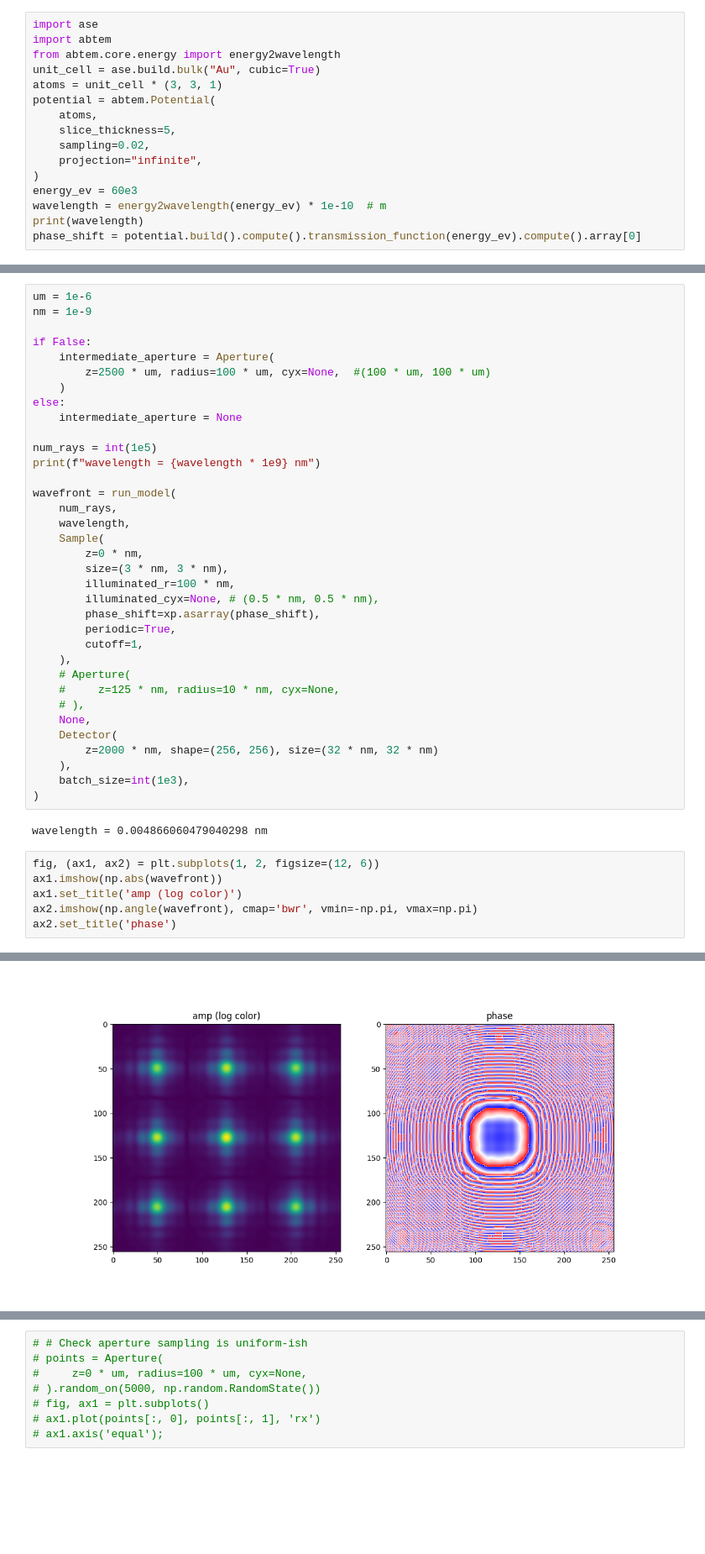
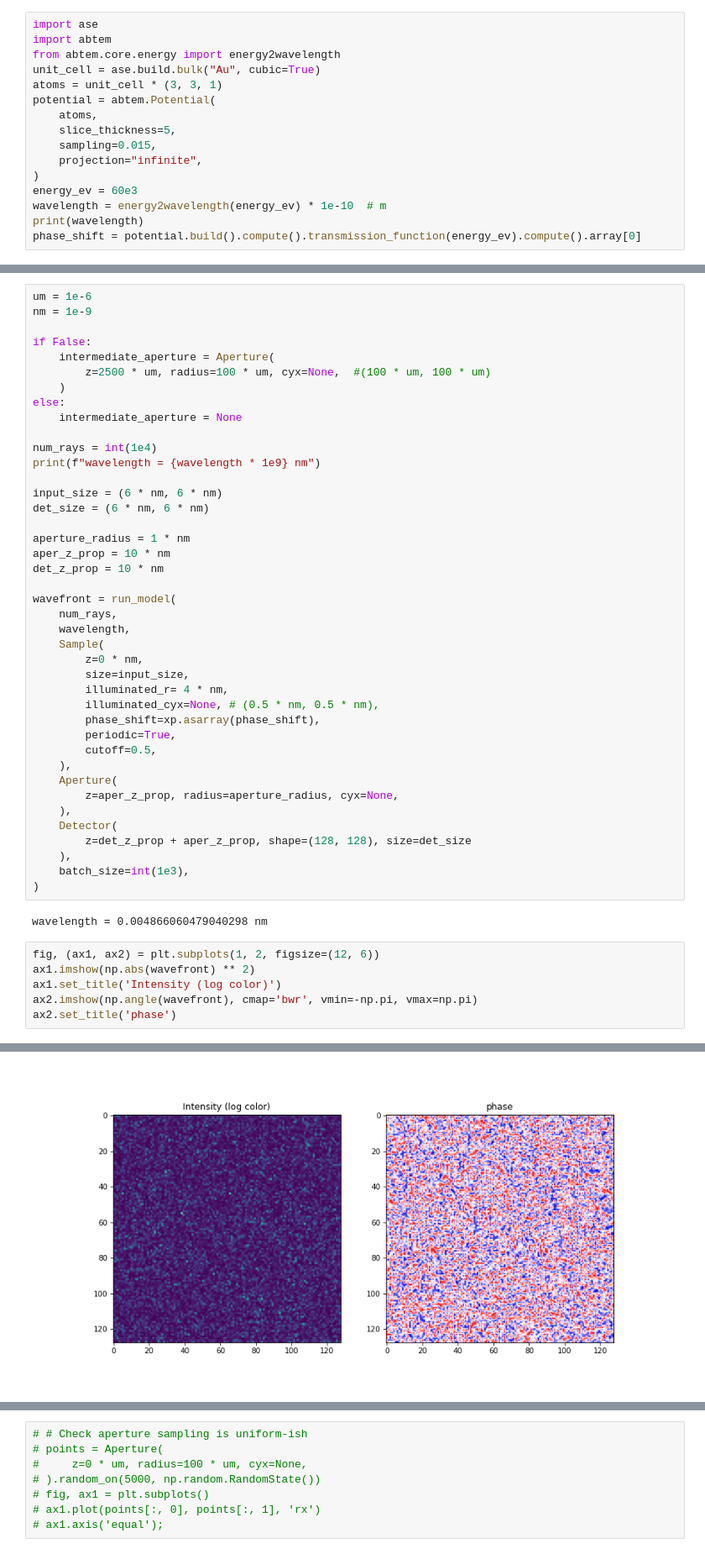
Before and after one commit to DavidLanders95/MonteCarloMS, a Jupyter notebook: dual_aperture.ipynb, the cells around one changed output, grey strips where cells are left out. Shown at 84% size. Drawn from its saved outputs; the diff is of its cells as text; blank space fills up the shorter version.

```diff
--- a/dual_aperture.ipynb
+++ b/dual_aperture.ipynb
@@ -13,7 +13,7 @@ atoms = unit_cell * (3, 3, 1)
 potential = abtem.Potential(
     atoms,
     slice_thickness=5,
-    sampling=0.02,
+    sampling=0.015,
     projection="infinite",
 )
 energy_ev = 60e3
@@ -42,27 +54,33 @@ if False:
 else:
     intermediate_aperture = None
 
-num_rays = int(1e5)
+num_rays = int(1e4)
 print(f"wavelength = {wavelength * 1e9} nm")
+
+input_size = (6 * nm, 6 * nm)
+det_size = (6 * nm, 6 * nm)
+
+aperture_radius = 1 * nm
+aper_z_prop = 10 * nm
+det_z_prop = 10 * nm
 
 wavefront = run_model(
     num_rays,
     wavelength,
     Sample(
         z=0 * nm,
-        size=(3 * nm, 3 * nm),
-        illuminated_r=100 * nm,
+        size=input_size,
+        illuminated_r= 4 * nm,
         illuminated_cyx=None, # (0.5 * nm, 0.5 * nm),
         phase_shift=xp.asarray(phase_shift),
         periodic=True,
-        cutoff=1,
+        cutoff=0.5,
     ),
-    # Aperture(
-    #     z=125 * nm, radius=10 * nm, cyx=None,
-    # ),
-    None,
+    Aperture(
+        z=aper_z_prop, radius=aperture_radius, cyx=None,
+    ),
     Detector(
-        z=2000 * nm, shape=(256, 256), size=(32 * nm, 32 * nm)
+        z=det_z_prop + aper_z_prop, shape=(128, 128), size=det_size
     ),
     batch_size=int(1e3),
 )
@@ -70,10 +88,10 @@ wavefront = run_model(
 wavelength = 0.004866060479040298 nm
 # %%
 fig, (ax1, ax2) = plt.subplots(1, 2, figsize=(12, 6))
-ax1.imshow(np.abs(wavefront))
-ax1.set_title('amp (log color)')
+ax1.imshow(np.abs(wavefront) ** 2)
+ax1.set_title('Intensity (log color)')
 ax2.imshow(np.angle(wavefront), cmap='bwr', vmin=-np.pi, vmax=np.pi)
 ax2.set_title('phase')
 # %% [output]
 Text(0.5, 1.0, 'phase')
-[figure, old version]
+[figure, new version]
```
Also changed, not shown: parts of 6 cells of this notebook, 11 other files.
